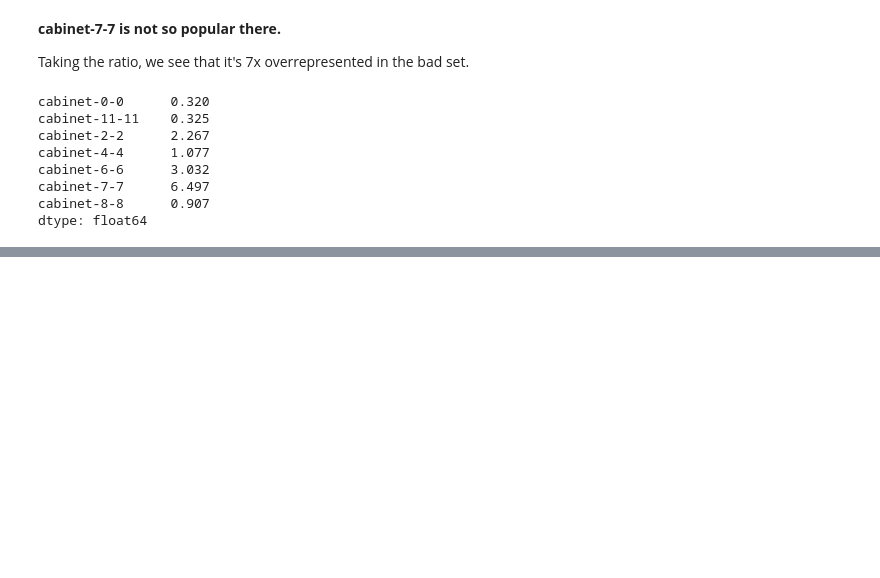
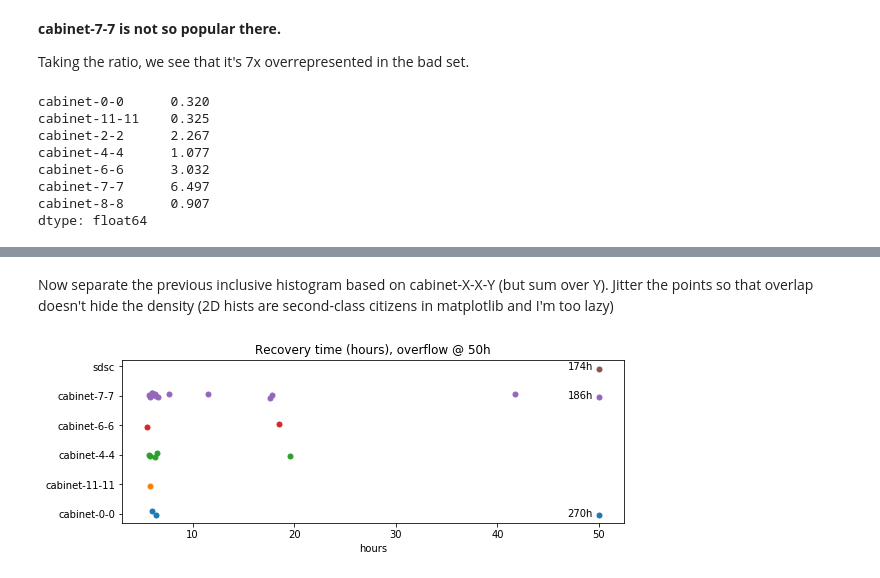
Before and after one commit to aminnj/miscnotebooks, a Jupyter notebook: uaf/analyze_hadoop_condor.ipynb, the cells around one changed output, grey strips where cells are left out. Saved outputs shown, nothing was run; the diff lists cells and outputs as text; code cells hidden in the pictures; blank space fills up the shorter version.

```diff
--- a/uaf/analyze_hadoop_condor.ipynb
+++ b/uaf/analyze_hadoop_condor.ipynb
@@ -442,0 +519,20 @@ dtype: float64
+# %% [markdown]
+Now separate the previous inclusive histogram based on cabinet-X-X-Y (but sum over Y).
+Jitter the points so that overlap doesn't hide the density (2D hists are second-class citizens
+in matplotlib and I'm too lazy)
+# %%
+df["bighost"] = df.host.str.rsplit("-",1).str[0].astype("category")
+grouped = df.groupby("bighost")
+fig,ax = plt.subplots(figsize=(9,3))
+for code,host in enumerate(df.bighost.cat.categories):
+    hours = grouped.get_group(host)["hours"].values
+    for hour in hours[hours>=50.]:
+        ax.text(49.4,code,str(int(hour))+"h",va="center",ha="right")
+    xfuzz = (2*np.random.random(len(hours))-1)*0.5
+    yfuzz = (2*np.random.random(len(hours))-1)*0.1
+    ax.scatter(np.clip(hours+xfuzz,0,50),np.array([code for _ in hours])+yfuzz,s=25)
+plt.yticks(*zip(*enumerate(df.bighost.cat.categories)));
+plt.xlabel("hours")
+plt.title("Recovery time (hours), overflow @ 50h");
+# %% [output]
+[figure, added]
```
Also changed, not shown: parts of 8 cells of this notebook.
